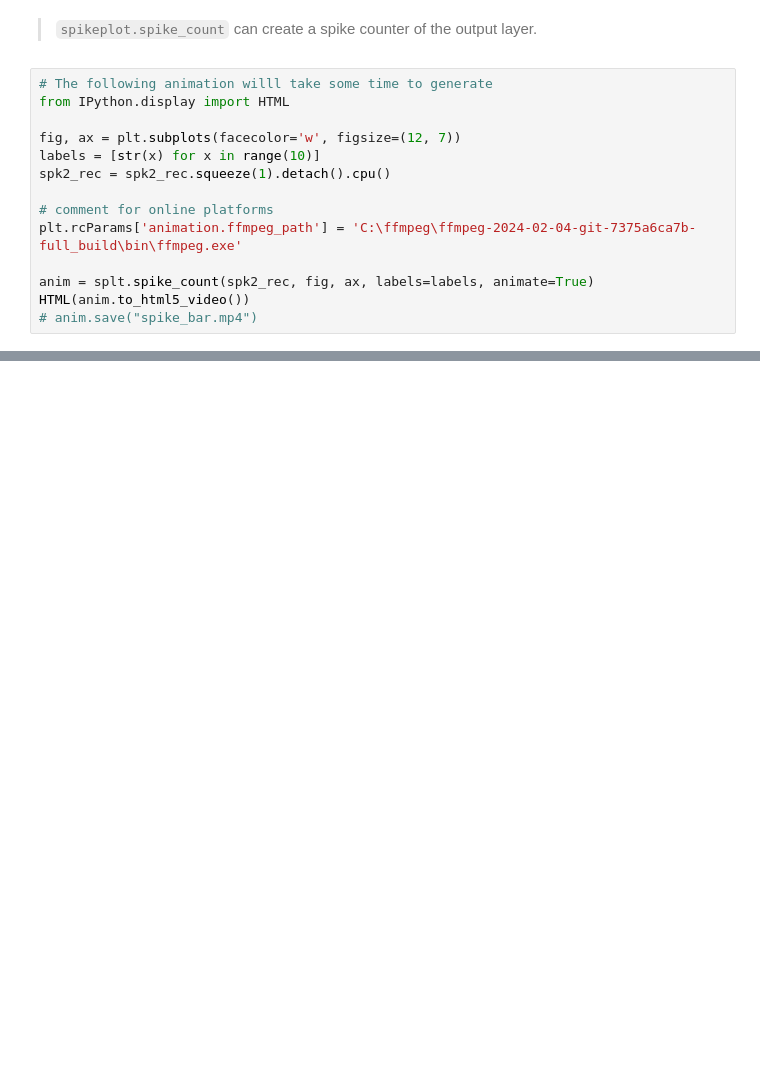
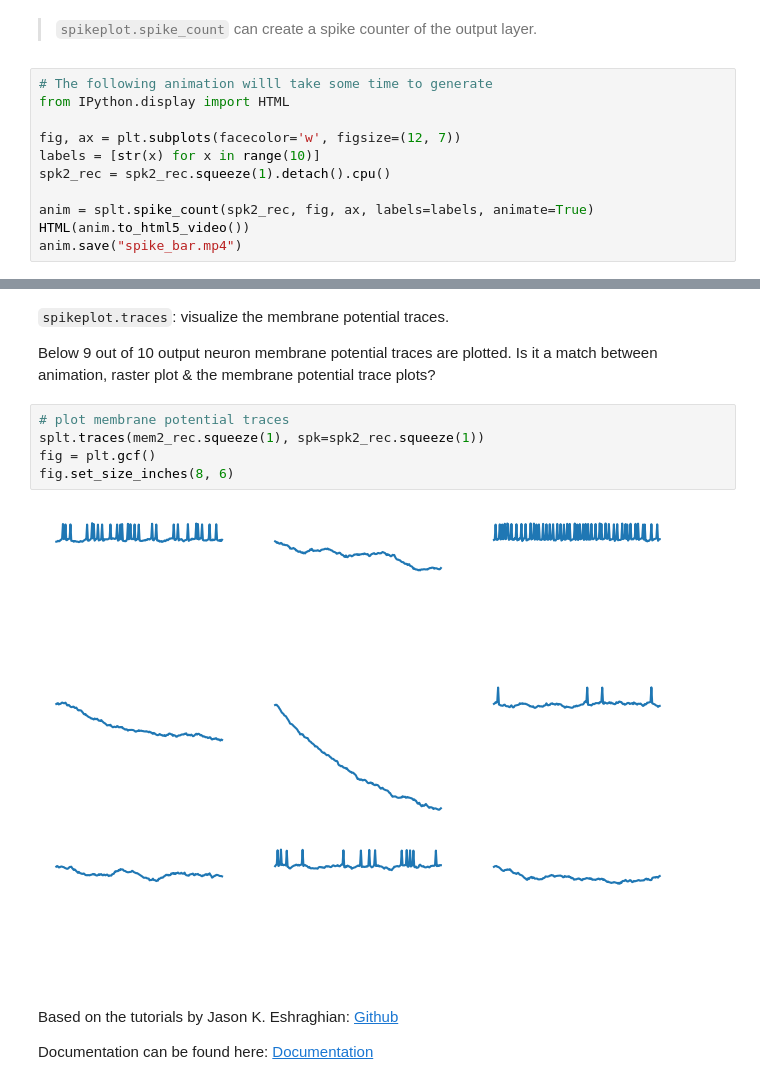
Before and after one commit to Vibhanshu17/Spiking-Neural-Networks-Neuromorphic-Computing-, a Jupyter notebook: Feedforward Spiking NN.ipynb, the cells around one changed output, grey strips where cells are left out. Saved outputs shown, nothing was run; the diff lists cells and outputs as text; blank space fills up the shorter version.

```diff
--- a/Feedforward Spiking NN.ipynb
+++ b/Feedforward Spiking NN.ipynb
@@ -280,10 +280,7 @@ fig, ax = plt.subplots(facecolor='w', figsize=(12, 7))
 labels = [str(x) for x in range(10)]
 spk2_rec = spk2_rec.squeeze(1).detach().cpu()
 
-# comment for online platforms
-plt.rcParams['animation.ffmpeg_path'] = 'C:\ffmpeg\ffmpeg-2024-02-04-git-7375a6ca7b-full_build\bin\ffmpeg.exe'
-
 anim = splt.spike_count(spk2_rec, fig, ax, labels=labels, animate=True)
 HTML(anim.to_html5_video())
-# anim.save("spike_bar.mp4")
+anim.save("spike_bar.mp4")
 # %% [output]
@@ -291 +287,17 @@ RuntimeError: Requested MovieWriter (ffmpeg) not available
 [figure]
+# %% [markdown]
+`spikeplot.traces`: visualize the membrane potential traces.
+
+Below 9 out of 10 output neuron membrane potential traces are plotted.
+Is it a match between animation, raster plot & the membrane potential trace plots?
+# %%
+# plot membrane potential traces
+splt.traces(mem2_rec.squeeze(1), spk=spk2_rec.squeeze(1))
+fig = plt.gcf()
+fig.set_size_inches(8, 6)
+# %% [output]
+[figure, added]
+# %% [markdown]
+Based on the tutorials by Jason K. Eshraghian: [Github](https://github.com/snntorch/Spiking-Neural-Networks-Tutorials?tab=readme-ov-file)
+
+Documentation can be found here: [Documentation](https://snntorch.readthedocs.io/en/latest/snntorch.html )
```
Also changed, not shown: parts of 6 cells of this notebook.
